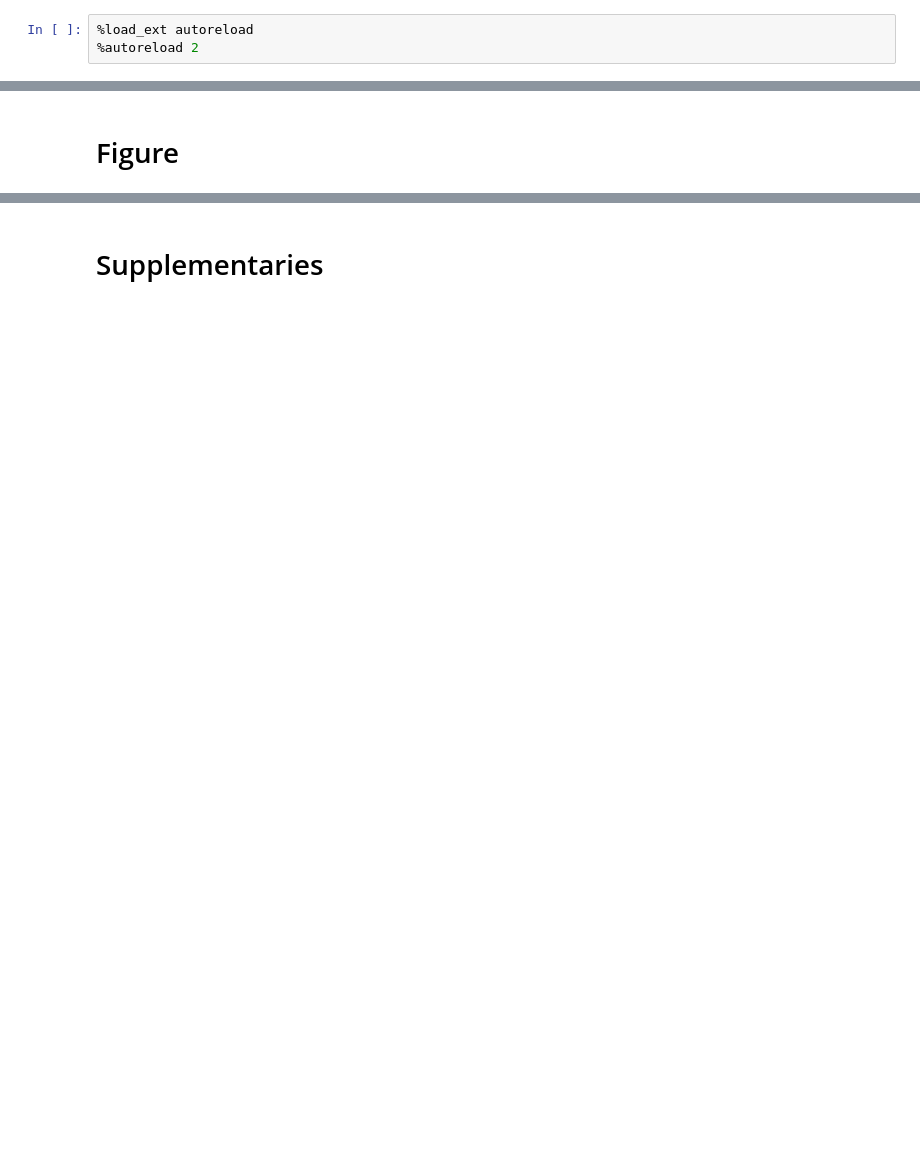
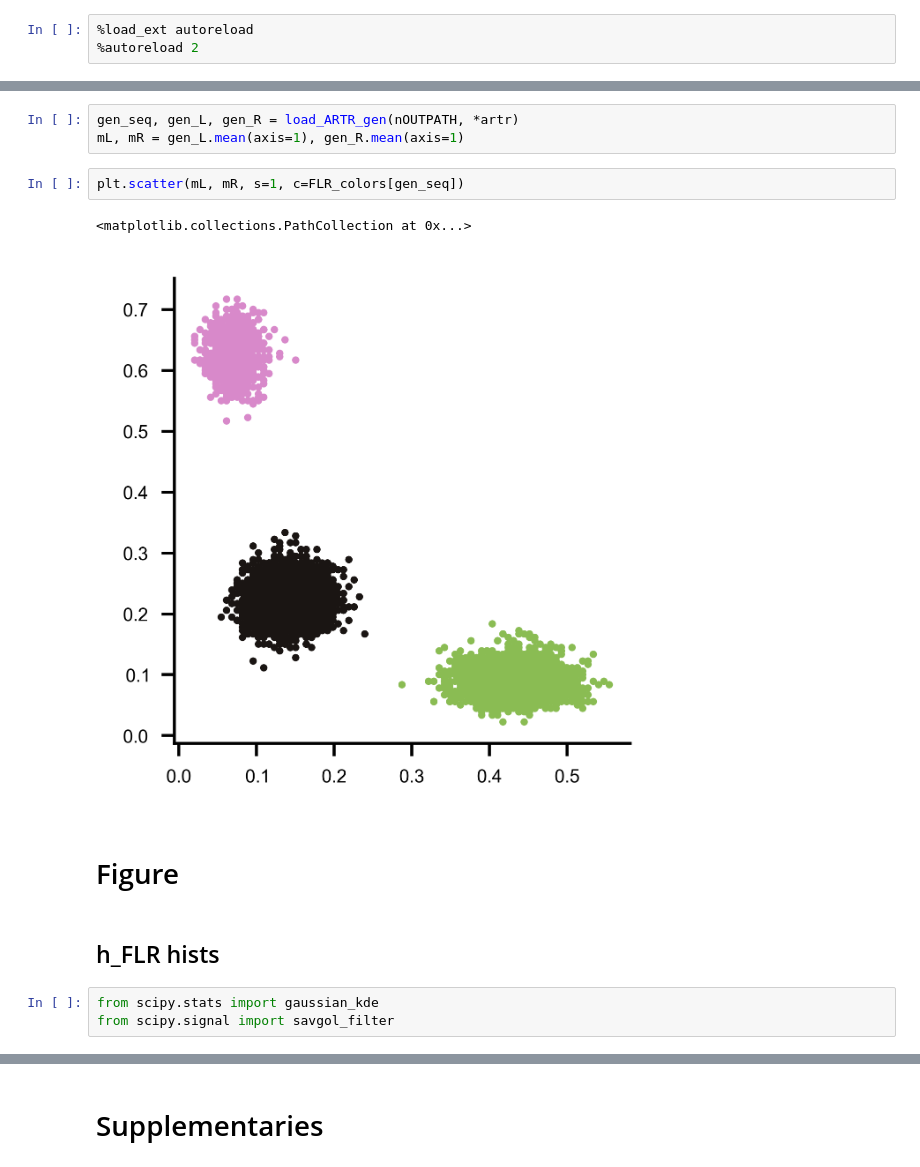
Before and after one commit to ZebrafishHMM2023/ZebrafishHMM2023_CodeAndData, a Jupyter notebook: Figures/Fig4.ipynb, the cells around one changed output, grey strips where cells are left out. Drawn from its saved outputs; the diff is of its cells as text; blank space fills up the shorter version.

```diff
--- a/Figures/Fig4.ipynb
+++ b/Figures/Fig4.ipynb
@@ -11,2 +19,15 @@ Extracting models from ../Models/longtrajectories_20240202.tar.gz...
+# %%
+gen_seq, gen_L, gen_R = load_ARTR_gen(nOUTPATH, *artr)
+mL, mR = gen_L.mean(axis=1), gen_R.mean(axis=1)
+# %%
+plt.scatter(mL, mR, s=1, c=FLR_colors[gen_seq])
+# %% [output]
+<matplotlib.collections.PathCollection at 0x...>
+[figure, added]
 # %% [markdown]
 # Figure
+# %% [markdown]
+## h_FLR hists
+# %%
+from scipy.stats import gaussian_kde
+from scipy.signal import savgol_filter
```
Also changed, not shown: parts of 23 cells of this notebook, 8 other files.
